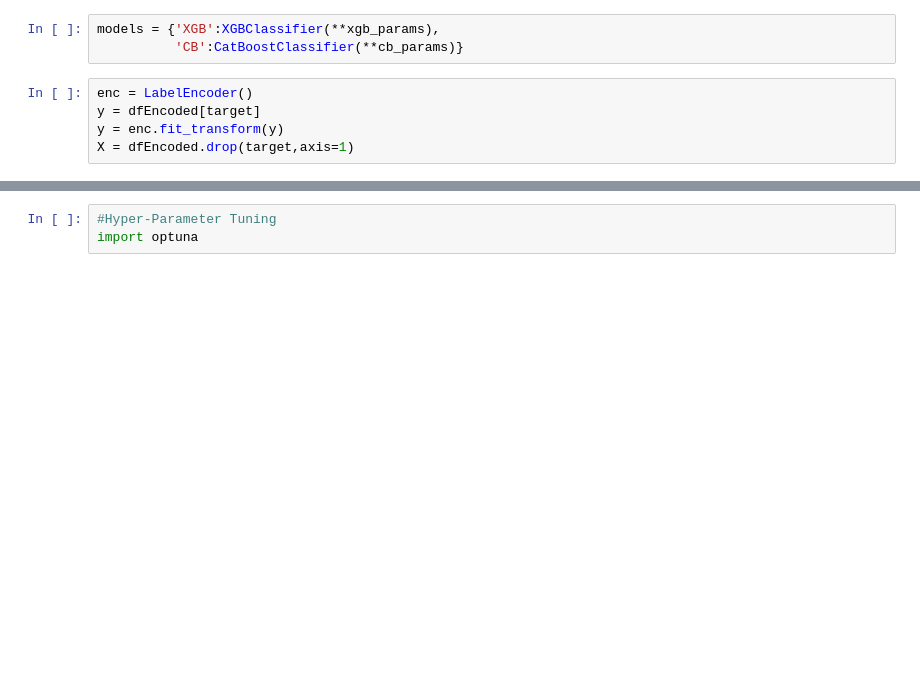
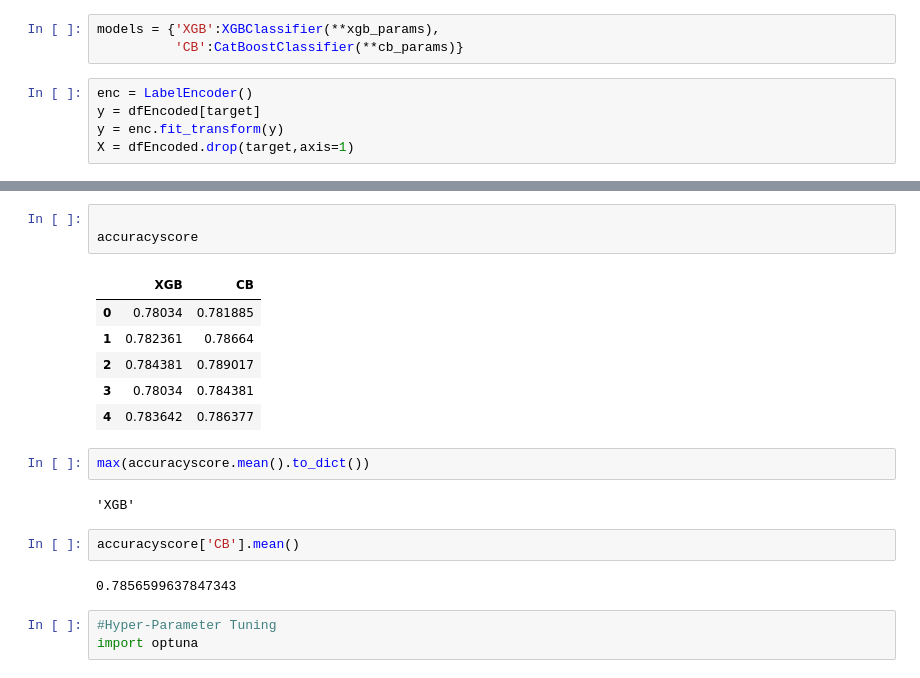
Before and after one commit to kzcyanide/Credit-Risk-Modeling, a Jupyter notebook: notebooks/exploration.ipynb, the cells around one changed output, grey strips where cells are left out. Saved outputs shown, nothing was run; the diff lists cells and outputs as text; blank space fills up the shorter version.

```diff
--- a/notebooks/exploration.ipynb
+++ b/notebooks/exploration.ipynb
@@ -330,3 +332,21 @@ Scores
+# %%
+
+accuracyscore
+# %% [output]
+|  | XGB | CB |
+| 0 | 0.78034 | 0.781885 |
+| 1 | 0.782361 | 0.78664 |
+| 2 | 0.784381 | 0.789017 |
+| 3 | 0.78034 | 0.784381 |
+| 4 | 0.783642 | 0.786377 |
+# %%
+max(accuracyscore.mean().to_dict())
+# %% [output]
+'XGB'
+# %%
+accuracyscore['CB'].mean()
+# %% [output]
+0.7856599637847343
 # %%
 #Hyper-Parameter Tuning
 import optuna
```
Also changed, not shown: parts of 5 cells of this notebook, 10 other files.
